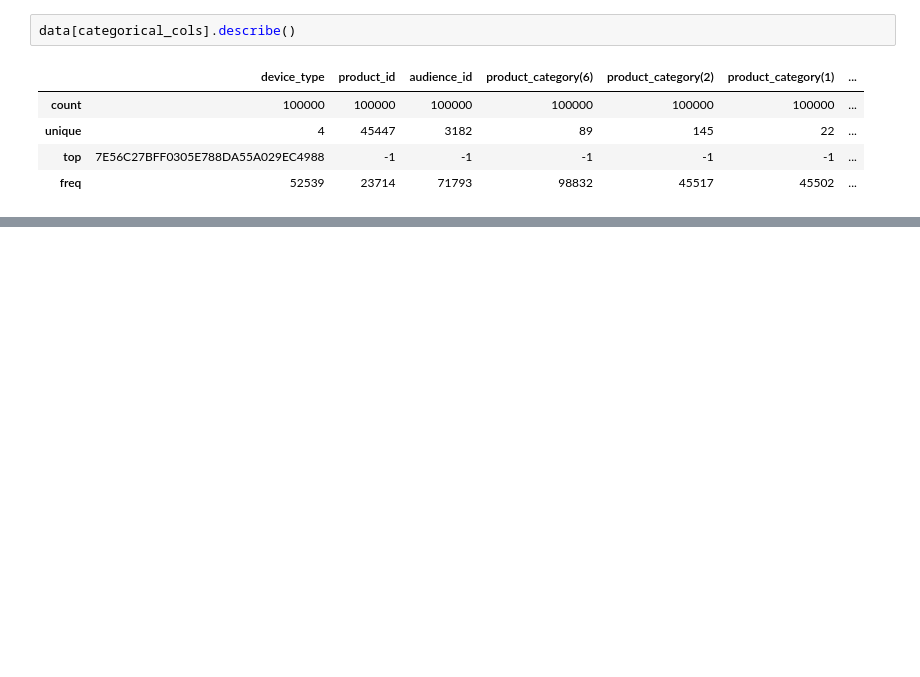
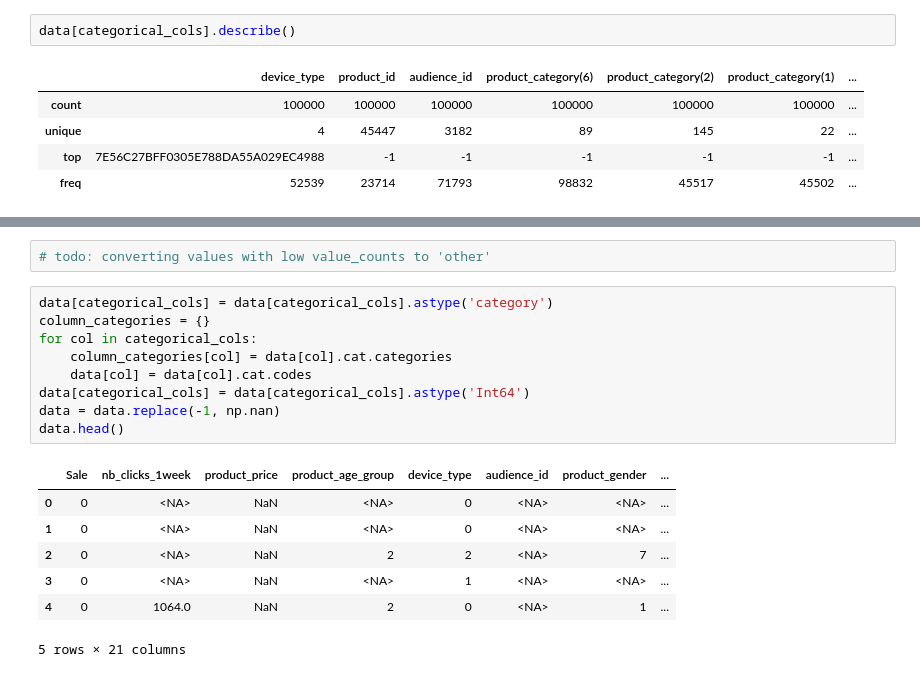
Before and after one commit to a80-abbasi/ML_Project, a Jupyter notebook: ML_Project.ipynb, the cells around one changed output, grey strips where cells are left out. Saved outputs shown, nothing was run; the diff lists cells and outputs as text; blank space fills up the shorter version.

```diff
--- a/ML_Project.ipynb
+++ b/ML_Project.ipynb
@@ -126,0 +155,19 @@ sns.boxplot(data=data, y='product_price')
+# %%
+# todo: converting values with low value_counts to 'other'
+# %%
+data[categorical_cols] = data[categorical_cols].astype('category')
+column_categories = {}
+for col in categorical_cols:
+    column_categories[col] = data[col].cat.categories
+    data[col] = data[col].cat.codes
+data[categorical_cols] = data[categorical_cols].astype('Int64')
+data = data.replace(-1, np.nan)
+data.head()
+# %% [output]
+|  | Sale | nb_clicks_1week | product_price | product_age_group | device_type | audience_id | product_gender | ... |
+| 0 | 0 | <NA> | NaN | <NA> | 0 | <NA> | <NA> | ... |
+| 1 | 0 | <NA> | NaN | <NA> | 0 | <NA> | <NA> | ... |
+| 2 | 0 | <NA> | NaN | 2 | 2 | <NA> | 7 | ... |
+| 3 | 0 | <NA> | NaN | <NA> | 1 | <NA> | <NA> | ... |
+| 4 | 0 | 1064.0 | NaN | 2 | 0 | <NA> | 1 | ... |
+5 rows × 21 columns
```
Also changed, not shown: parts of 8 cells of this notebook.
